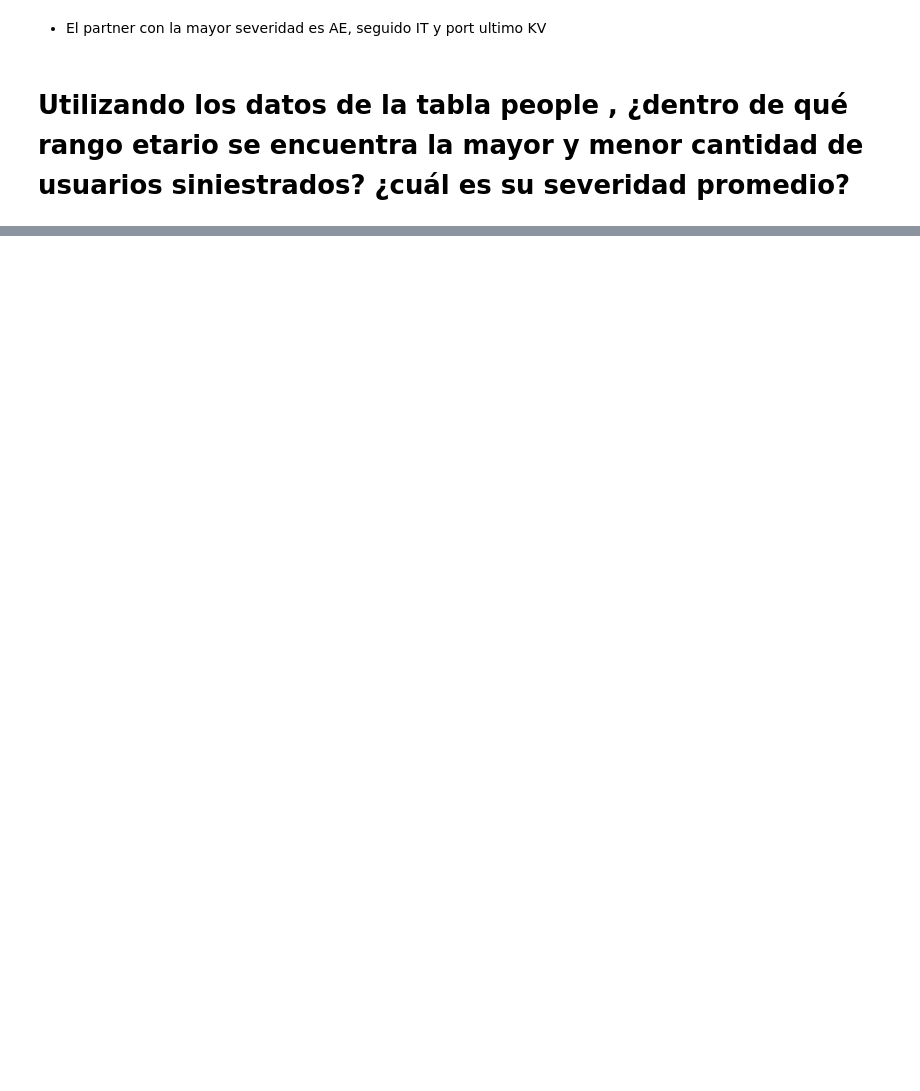
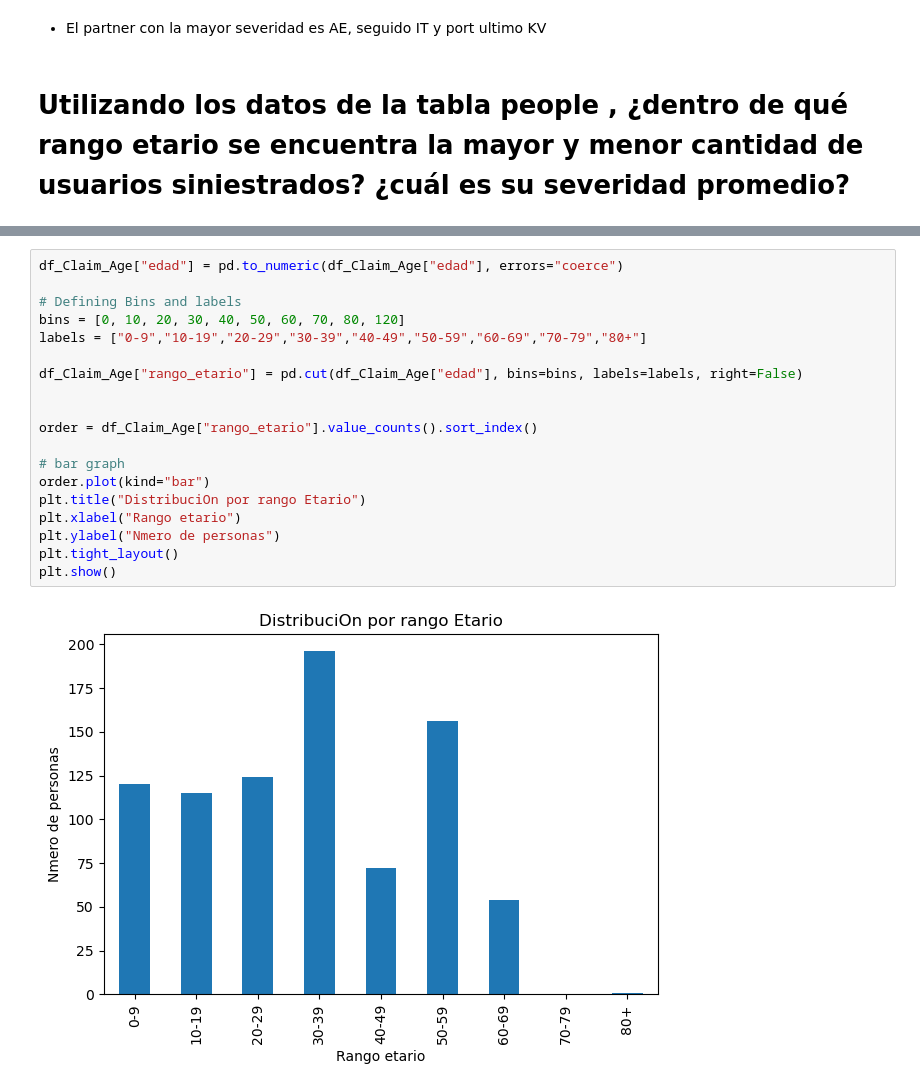
Before and after one commit to geyneph/CrabiTest, a Jupyter notebook: WorkSpace/NotebookAnalysis.ipynb, the cells around one changed output, grey strips where cells are left out. Drawn from its saved outputs; the diff is of its cells as text; blank space fills up the shorter version.

```diff
--- a/WorkSpace/NotebookAnalysis.ipynb
+++ b/WorkSpace/NotebookAnalysis.ipynb
@@ -611,0 +699,21 @@ plt.show()
+# %%
+df_Claim_Age["edad"] = pd.to_numeric(df_Claim_Age["edad"], errors="coerce")
+
+# Defining Bins and labels
+bins = [0, 10, 20, 30, 40, 50, 60, 70, 80, 120]
+labels = ["0-9","10-19","20-29","30-39","40-49","50-59","60-69","70-79","80+"]
+
+df_Claim_Age["rango_etario"] = pd.cut(df_Claim_Age["edad"], bins=bins, labels=labels, right=False)
+
+
+order = df_Claim_Age["rango_etario"].value_counts().sort_index()
+
+# bar graph
+order.plot(kind="bar")
+plt.title("DistribuciOn por rango Etario")
+plt.xlabel("Rango etario")
+plt.ylabel("Nmero de personas")
+plt.tight_layout()
+plt.show()
+# %% [output]
+[figure, added]
```
Also changed, not shown: parts of 16 cells of this notebook, 1 other file.
